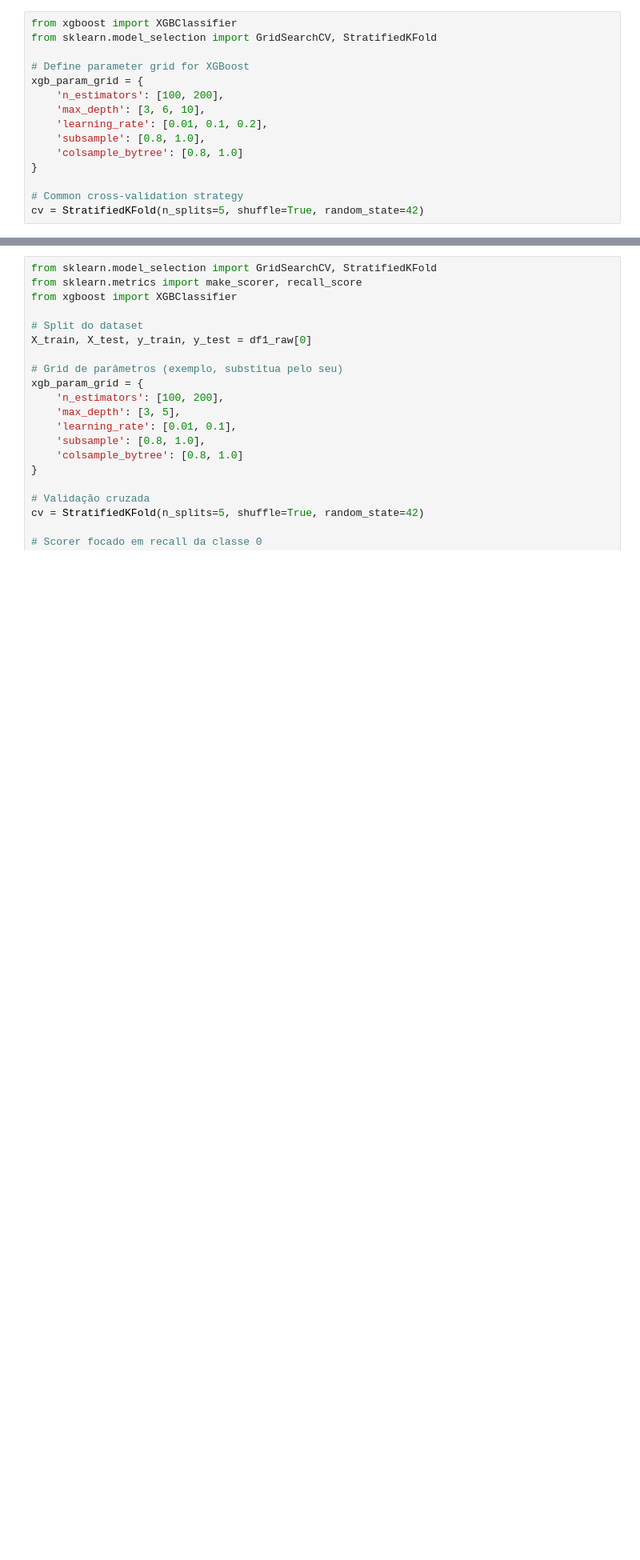
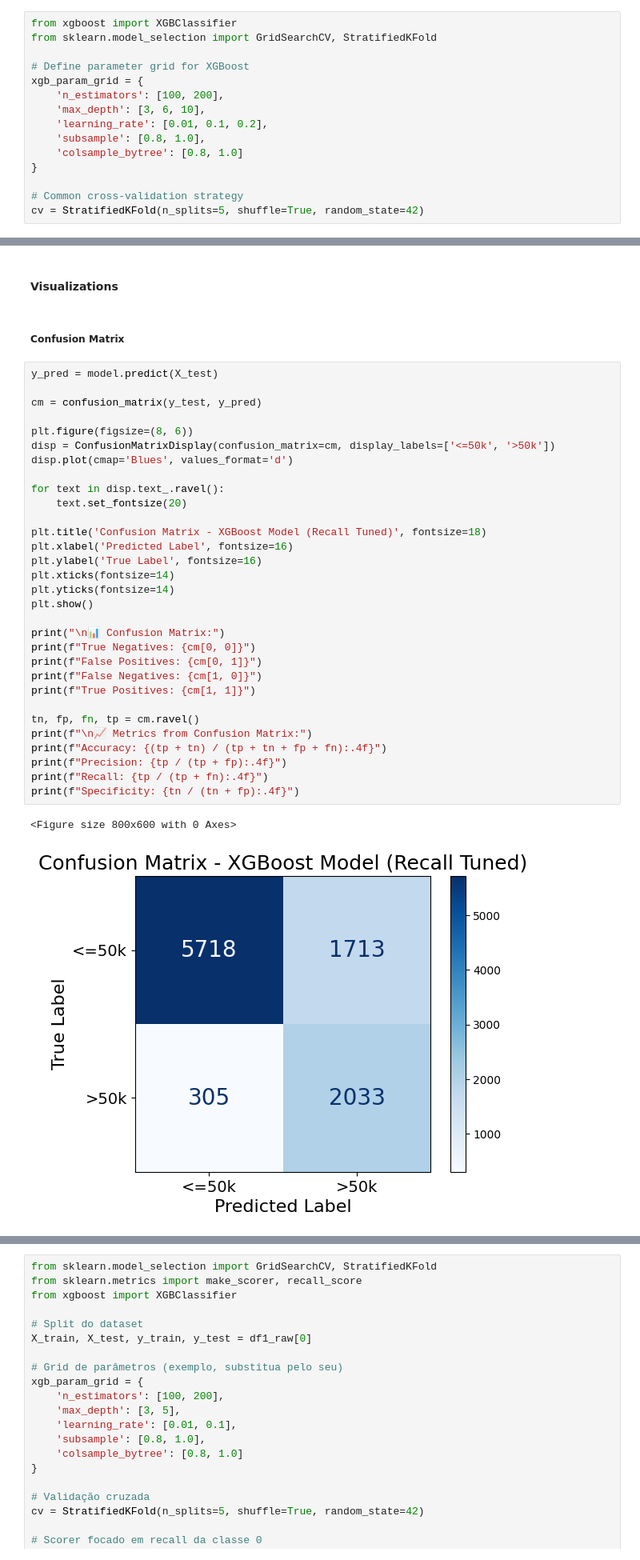
Before and after one commit to xHuGODx/TAA-Project, a Jupyter notebook: adult_dataset.ipynb, the cells around one changed output, grey strips where cells are left out. Shown at 80% size. Drawn from its saved outputs; the diff is of its cells as text; blank space fills up the shorter version.

```diff
--- a/adult_dataset.ipynb
+++ b/adult_dataset.ipynb
@@ -1465,3 +1489,41 @@ Before Recall Tune: df1_UnderSampling  0.8269 ± 0.0035   0.5951 ± 0.006  0.866
                           accuracy        precision         recall              f1         roc_auc
 dataset
 df1_UnderSampling  0.7789 ± 0.0066  0.5228 ± 0.0089  0.88 ± 0.0103  0.6558 ± 0.006  0.902 ± 0.0031
+# %% [markdown]
+#### Visualizations
+# %% [markdown]
+##### Confusion Matrix
+# %%
+y_pred = model.predict(X_test)
+
+cm = confusion_matrix(y_test, y_pred)
+
+plt.figure(figsize=(8, 6))
+disp = ConfusionMatrixDisplay(confusion_matrix=cm, display_labels=['<=50k', '>50k'])
+disp.plot(cmap='Blues', values_format='d')
+
+for text in disp.text_.ravel():
+    text.set_fontsize(20)
+
+plt.title('Confusion Matrix - XGBoost Model (Recall Tuned)', fontsize=18)
+plt.xlabel('Predicted Label', fontsize=16)
+plt.ylabel('True Label', fontsize=16)
+plt.xticks(fontsize=14)
+plt.yticks(fontsize=14)
+plt.show()
+
+print("\n📊 Confusion Matrix:")
+print(f"True Negatives: {cm[0, 0]}")
+print(f"False Positives: {cm[0, 1]}")
+print(f"False Negatives: {cm[1, 0]}")
+print(f"True Positives: {cm[1, 1]}")
+
+tn, fp, fn, tp = cm.ravel()
+print(f"\n📈 Metrics from Confusion Matrix:")
+print(f"Accuracy: {(tp + tn) / (tp + tn + fp + fn):.4f}")
+print(f"Precision: {tp / (tp + fp):.4f}")
+print(f"Recall: {tp / (tp + fn):.4f}")
+print(f"Specificity: {tn / (tn + fp):.4f}")
+# %% [output]
+<Figure size 800x600 with 0 Axes>
+[figure, added]
```
Also changed, not shown: parts of 30 cells of this notebook.
